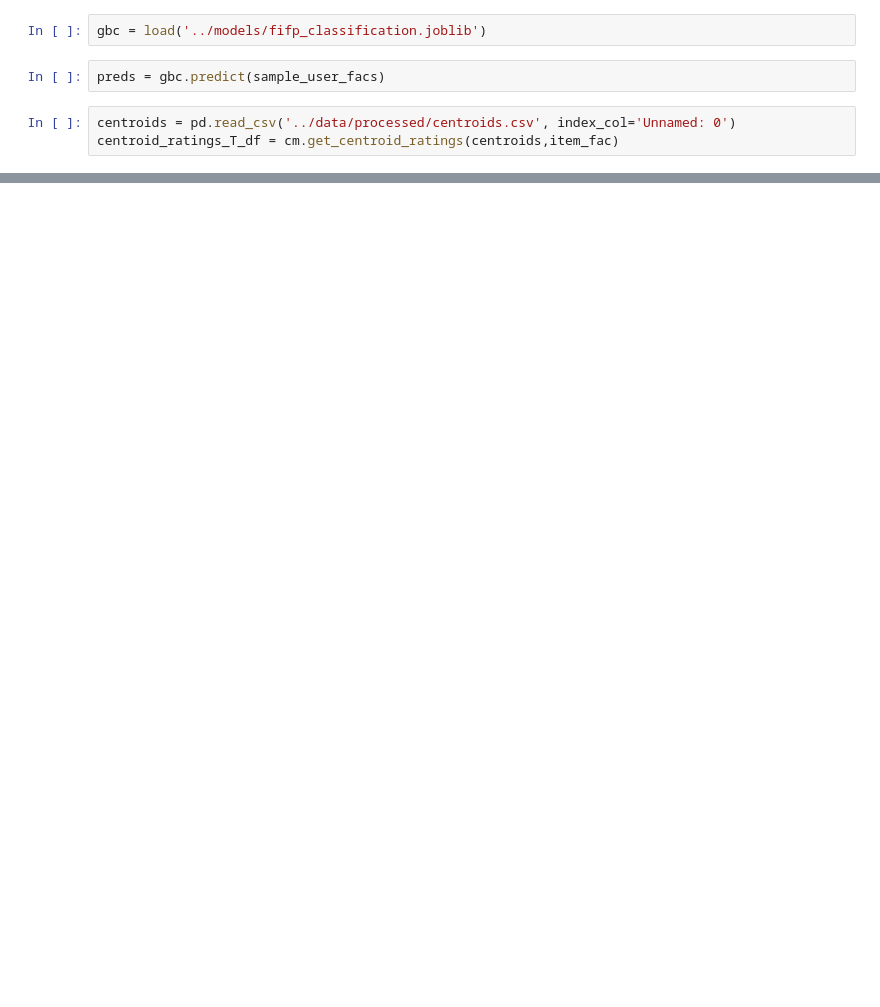
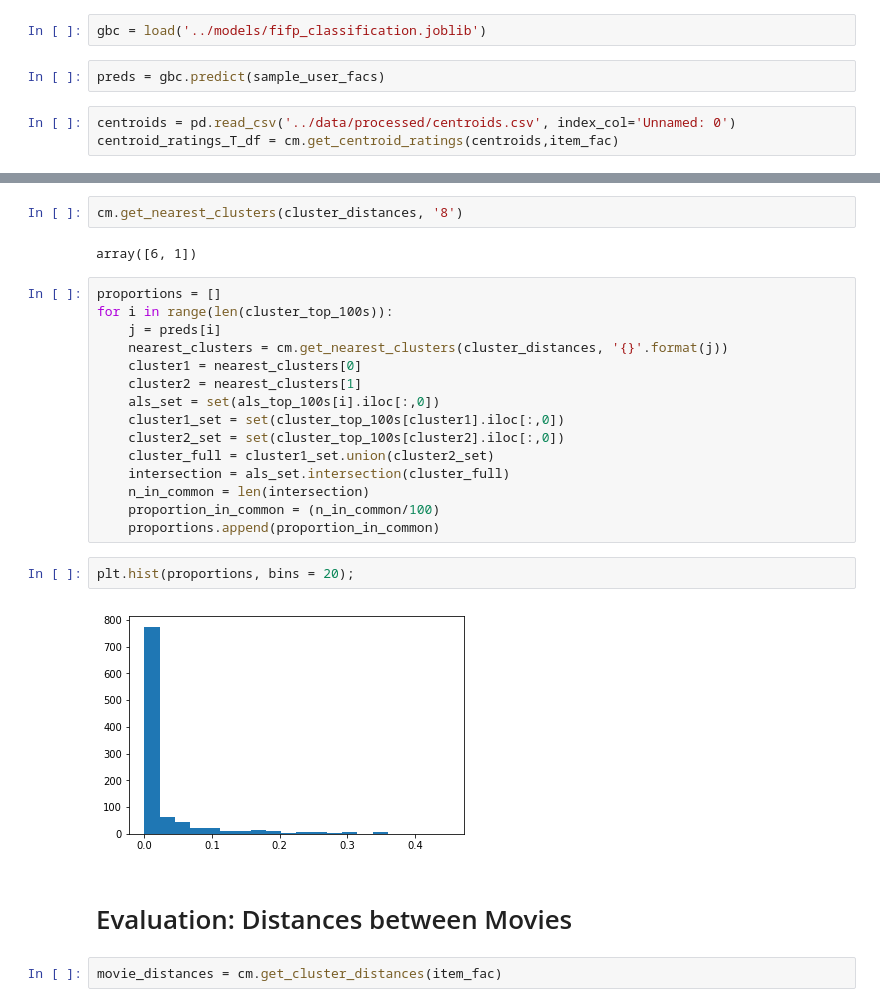
Before and after one commit to DRyanMiller/Overcoming-Echo-Chambers-in-Recommendation-Systems, a Jupyter notebook: notebooks/evaluation_drm_ec.ipynb, the cells around one changed output, grey strips where cells are left out. Drawn from its saved outputs; the diff is of its cells as text; blank space fills up the shorter version.

```diff
--- a/notebooks/evaluation_drm_ec.ipynb
+++ b/notebooks/evaluation_drm_ec.ipynb
@@ -171,0 +200,27 @@ proportions
+# %%
+cm.get_nearest_clusters(cluster_distances, '8')
+# %% [output]
+array([6, 1])
+# %%
+proportions = []
+for i in range(len(cluster_top_100s)):
+    j = preds[i]
+    nearest_clusters = cm.get_nearest_clusters(cluster_distances, '{}'.format(j))
+    cluster1 = nearest_clusters[0]
+    cluster2 = nearest_clusters[1]
+    als_set = set(als_top_100s[i].iloc[:,0])
+    cluster1_set = set(cluster_top_100s[cluster1].iloc[:,0])
+    cluster2_set = set(cluster_top_100s[cluster2].iloc[:,0])
+    cluster_full = cluster1_set.union(cluster2_set)
+    intersection = als_set.intersection(cluster_full)
+    n_in_common = len(intersection)
+    proportion_in_common = (n_in_common/100)
+    proportions.append(proportion_in_common)
+# %%
+plt.hist(proportions, bins = 20);
+# %% [output]
+[figure, added]
+# %% [markdown]
+# Evaluation: Distances between Movies
+# %%
+movie_distances = cm.get_cluster_distances(item_fac)
```
Also changed, not shown: parts of 33 cells of this notebook, 1 other file.
